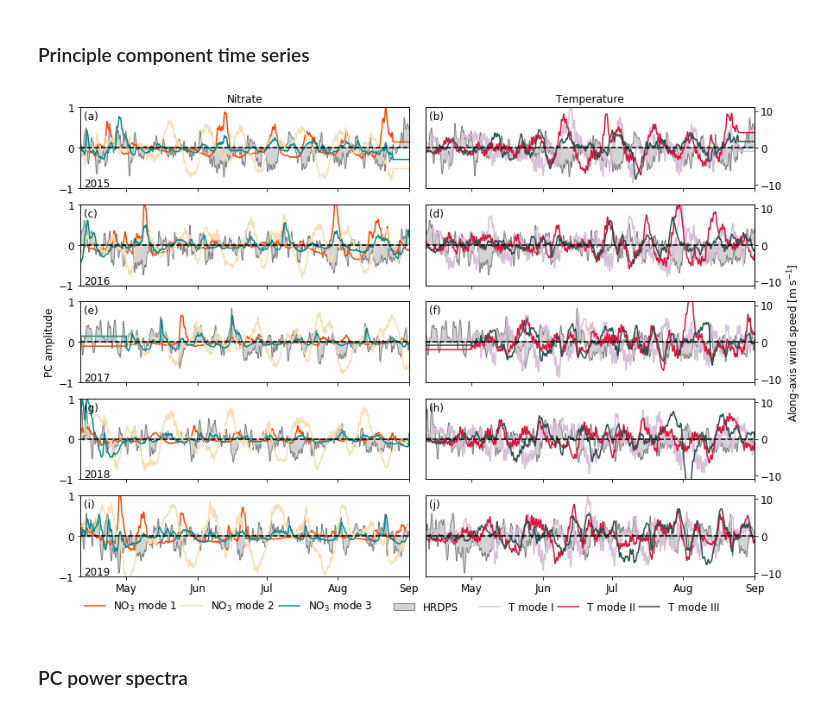
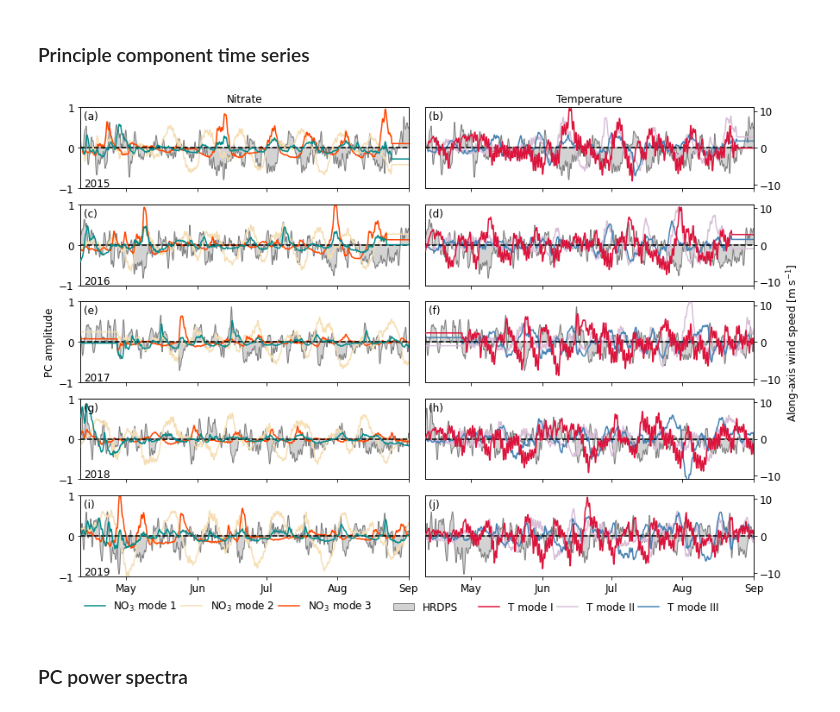
Before and after one commit to SalishSeaCast/SoG_upwelling_EOF_paper, a Jupyter notebook: notebooks/EOF_analysis.ipynb, the cells around one changed output. Drawn from its saved outputs; the diff is of its cells as text; code cells hidden in the pictures.

```diff
--- a/notebooks/EOF_analysis.ipynb
+++ b/notebooks/EOF_analysis.ipynb
@@ -101,17 +121,6 @@ for year in range(2015, 2020):
     isegments.append(bounds)
     iseason.append(np.arange(*bounds))
 iseason = np.hstack(iseason)
-# %%
-# Seasonal indexing
-nitrate_median = np.median(data['raw']['nitrate'], axis=1)
-isegments, iseason = [], []
-for year in range(2015, 2020):
-    mask = (data['time'] < datetime(year, 1, 1)) | (data['time'] > datetime(year+1, 1, 1))
-    bounds = np.ma.where(np.ma.masked_where(mask, nitrate_median) < threshold)[0][[0, -1]]
-    bounds = [bound + lag * hour for bound, hour in zip(bounds, [24, -24])]
-    isegments.append(bounds)
-    iseason.append(np.arange(*bounds))
-iseason = np.hstack(iseason)
 # %%
 fig, axs = plt.subplots(5, 1, figsize=(15, 10))
 for ax, year, isegment in zip(axs, range(2015, 2020), isegments):
@@ -129,7 +138,7 @@ for ax, year, isegment in zip(axs, range(2015, 2020), isegments):
 
 Functions
 # %%
-def varimax(A, maxiter=30, tol=1e-5):
+def varimax(A, maxiter=40, tol=1e-5):
     """Calculate the varimax rotation matrix H from the n x p PC loadings matrix A. H is determined
     iteratively from the Lagrange multiplier optimization of the varimax criterion.
 
@@ -186,7 +195,7 @@ def calc_EOF(z, rotate=True):
     if rotate:
 
         # Get varimax rotation matrix
-        R, convergence = varimax(EOF['A'])
+        R = varimax(EOF['A'])
 
         # Rotate matrices
         EOF['B'] = EOF['A'].dot(R)
@@ -216,7 +225,7 @@ for key in ['votemper', 'nitrate']:
 ### EOF spatial patterns
 # %%
 # Make figure and plotting params
-fig, axs = plt.subplots(2, 4, figsize=(12, 13), gridspec_kw={'hspace': 0.05})
+fig, axs = plt.subplots(2, 4, figsize=(12, 14), gridspec_kw={'hspace': 0.05})
 
 # Loop through variables
 k = 0
@@ -249,13 +258,13 @@ for row, key, label, level1, level2, unit, cmap in zip(
 
     # Plot EOF modes
     for ax, mode in zip(row[1:], range(3)):
-        norm = -np.percentile(abs(EOF[key]['B'][:, mode]), 99.7)
-        #fac = -1 if (mode in [0, 3]) & (key == 'votemper') else 1
+        norm = -np.percentile(abs(EOF[key]['B'][:, mode]), 99.9)
+        fac = 1 if np.logical_and(mode == 0, key == 'votemper') else -1
         gridded = np.zeros(mask_NEMO.nav_lon.shape)
         for y, x, val in zip(gridy, gridx, EOF[key]['U'][:, mode]): gridded[y, x] = val
         gridded = gridded[loc[2:]]
         c = ax.contourf(
-            mask_NEMO.x[loc[3]], mask_NEMO.y[loc[2]], gridded*norm,
+            mask_NEMO.x[loc[3]], mask_NEMO.y[loc[2]], gridded*norm*fac,
             levels=np.arange(*level2[:3]), cmap='RdBu_r', extend='both',
         )
         for C in c.collections: C.set_edgecolor('face')
@@ -287,8 +296,7 @@ for row, key, label, level1, level2, unit, cmap in zip(
 ### Principle component time series
 # %%
 window = signal.get_window('blackman', 25)
-modes = [(1, 2, 0), (0, 1, 3)]
-palettes = [['orangered', 'wheat', 'darkcyan'], ['thistle', 'crimson', 'darkslategray']]
+palettes = [['darkcyan', 'wheat', 'orangered'], ['crimson', 'thistle', 'steelblue']]
 fig, axs = plt.subplots(5, 2, figsize=(14, 10), gridspec_kw={'wspace': 0.05})
 k = 0
 l = []
@@ -298,45 +306,45 @@ for row, year in zip(axs, range(2015, 2020)):
     row[0].text(0.01, 0.02, year, transform=row[0].transAxes)
 
     # Loop through variables
-    for ax, key, mode, label, label2, palette, xpos in zip(
-        row, ['nitrate', 'votemper'], modes, ['Nitrate', 'Temperature'], ['NO$_3$', 'T'], palettes, [0, 0.15],
+    for ax, key, label, label2, palette, xpos in zip(
+        row, ['nitrate', 'votemper'], ['Nitrate', 'Temperature'], ['NO$_3$', 'T'], palettes, [0, 0.15],
     ):
 
         # Set up axes
         ax.set_zorder(1)
         ax.patch.set_visible(False)
         ax2 = ax.twinx()
         ax2.set_ylim([-11, 11])
         ax.set_ylim([-1, 1])
         ax.set_xlim(xlim)
         if key == 'nitrate':
             ax2.yaxis.set_ticks([])
             if year == 2017: ax.set_ylabel('PC amplitude')
         else:
             ax.yaxis.set_ticks([])
             if year == 2017: ax2.set_ylabel('Along-axis wind speed [m s$^{-1}$]')
 
         # Plot wind and PCs
-        ax2.fill_between(data['time'], data['filtered']['HRDPS'], facecolor='lightgray', edgecolor='gray', label='HRDPS')
-        for n, m, color in zip(range(3), mode, palette):
-            fac = -1 if (m in [0, 3]) & (key == 'votemper') else 1
-            norm = -np.percentile(abs(EOF[key]['B'][:, m]), 99.7)
-            PC = signal.convolve(fac*EOF[key]['B'][:, m]/norm, window / sum(window), mode='same')
-            modelabel = roman.toRoman(n+1) if key == 'votemper' else n+1
-            ax.plot(data['time'][iseason], PC, '-', color=color, label=f'{label2} mode {modelabel}')
+        ax2.fill_between(data['time'], data['filtered']['wind'], facecolor='lightgray', edgecolor='gray', label='HRDPS')
+        for mode, color, zorder in zip(range(3), palette, [3, 1, 2]):
+            fac = 1 if np.logical_and(mode == 0, key == 'votemper') else -1
+            norm = -np.percentile(abs(EOF[key]['B'][:, mode]), 99.9)
+            PC = signal.convolve(fac*EOF[key]['B'][:, mode]/norm, window / sum(window), mode='same')
+            modelabel = roman.toRoman(mode+1) if key == 'votemper' else mode+1
+            ax.plot(data['time'][iseason], PC, '-', color=color, label=f'{label2} mode {modelabel}', zorder=zorder)
         ax.xaxis.set_major_locator(getattr(dates, 'MonthLocator')())
         ax.xaxis.set_major_formatter(dates.DateFormatter('%b'))
         if year < 2019: ax.xaxis.set_ticklabels('')
         if year == 2015: ax.set_title(f'{label}', fontsize=12)
         ax.plot(xlim, [0, 0], 'k--')
         ax.text(0.01, 0.85, f'({chr(97+k)})', transform=ax.transAxes)
         k += 1
 
         if year == 2019: ax.legend(ncol=3, loc=(xpos, -0.5), frameon=False, columnspacing=0.4)
 ax2.legend(loc=(-0.11, -0.5), frameon=False)
 #fig.savefig('/home/bmoorema/Desktop/PC_timeseries.pdf', bbox_inches='tight')
 # %% [output]
-[figure, old version]
+[figure, new version]
 # %% [markdown]
 ### PC power spectra
 # %%
```
Also changed, not shown: parts of 17 cells of this notebook, 1 other file.
